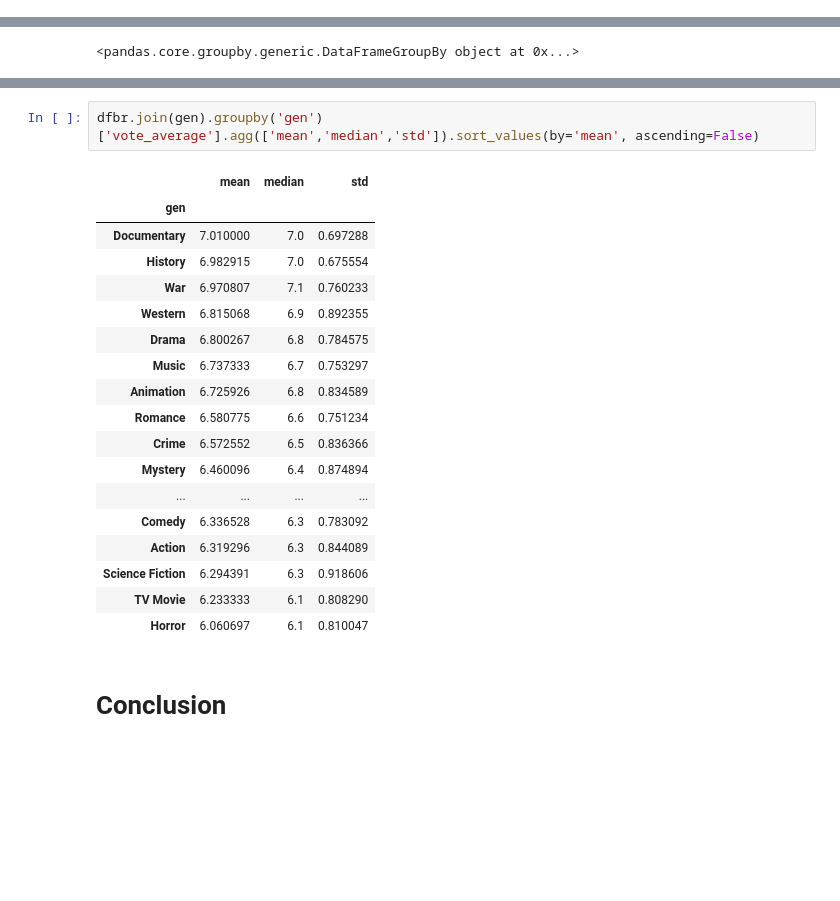
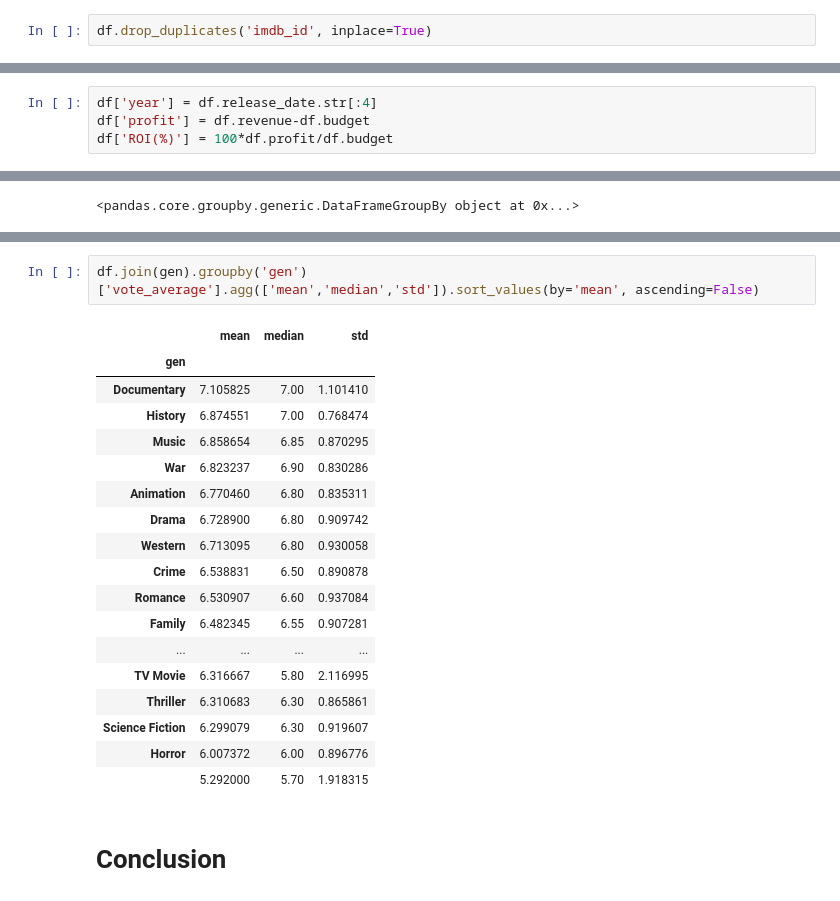
Before and after one commit to ghcn345/Data-Science-in-Film-Industry, a Jupyter notebook: project_phase1.ipynb, the cells around one changed output, grey strips where cells are left out. Drawn from its saved outputs; the diff is of its cells as text; blank space fills up the shorter version.

```diff
--- a/project_phase1.ipynb
+++ b/project_phase1.ipynb
@@ -160,3 +159,5 @@ df.head()
+# %%
+df.drop_duplicates('imdb_id', inplace=True)
 # %%
 dis['year'] = dis.release_date.str[:4]
 # %%
@@ -208,0 +203,4 @@ dfbr['year'] = dfbr.release_date.str[:4]
+# %%
+df['year'] = df.release_date.str[:4]
+df['profit'] = df.revenue-df.budget
+df['ROI(%)'] = 100*df.profit/df.budget
@@ -277,23 +321,23 @@ dfbr.join(gen).groupby('gen')['profit'].agg(['mean','median','std']).sort_values
 # %%
-dfbr.join(gen).groupby('gen')['vote_average'].agg(['mean','median','std']).sort_values(by='mean', ascending=False)
+df.join(gen).groupby('gen')['vote_average'].agg(['mean','median','std']).sort_values(by='mean', ascending=False)
 # %% [output]
 |  | mean | median | std |
 | gen |  |  |  |
-| Documentary | 7.010000 | 7.0 | 0.697288 |
-| History | 6.982915 | 7.0 | 0.675554 |
-| War | 6.970807 | 7.1 | 0.760233 |
-| Western | 6.815068 | 6.9 | 0.892355 |
-| Drama | 6.800267 | 6.8 | 0.784575 |
-| Music | 6.737333 | 6.7 | 0.753297 |
-| Animation | 6.725926 | 6.8 | 0.834589 |
-| Romance | 6.580775 | 6.6 | 0.751234 |
-| Crime | 6.572552 | 6.5 | 0.836366 |
-| Mystery | 6.460096 | 6.4 | 0.874894 |
+| Documentary | 7.105825 | 7.00 | 1.101410 |
+| History | 6.874551 | 7.00 | 0.768474 |
+| Music | 6.858654 | 6.85 | 0.870295 |
+| War | 6.823237 | 6.90 | 0.830286 |
+| Animation | 6.770460 | 6.80 | 0.835311 |
+| Drama | 6.728900 | 6.80 | 0.909742 |
+| Western | 6.713095 | 6.80 | 0.930058 |
+| Crime | 6.538831 | 6.50 | 0.890878 |
+| Romance | 6.530907 | 6.60 | 0.937084 |
+| Family | 6.482345 | 6.55 | 0.907281 |
 | ... | ... | ... | ... |
-| Comedy | 6.336528 | 6.3 | 0.783092 |
-| Action | 6.319296 | 6.3 | 0.844089 |
-| Science Fiction | 6.294391 | 6.3 | 0.918606 |
-| TV Movie | 6.233333 | 6.1 | 0.808290 |
-| Horror | 6.060697 | 6.1 | 0.810047 |
+| TV Movie | 6.316667 | 5.80 | 2.116995 |
+| Thriller | 6.310683 | 6.30 | 0.865861 |
+| Science Fiction | 6.299079 | 6.30 | 0.919607 |
+| Horror | 6.007372 | 6.00 | 0.896776 |
+|  | 5.292000 | 5.70 | 1.918315 |
 # %% [markdown]
 # Conclusion
```
Also changed, not shown: parts of 20 cells of this notebook.
